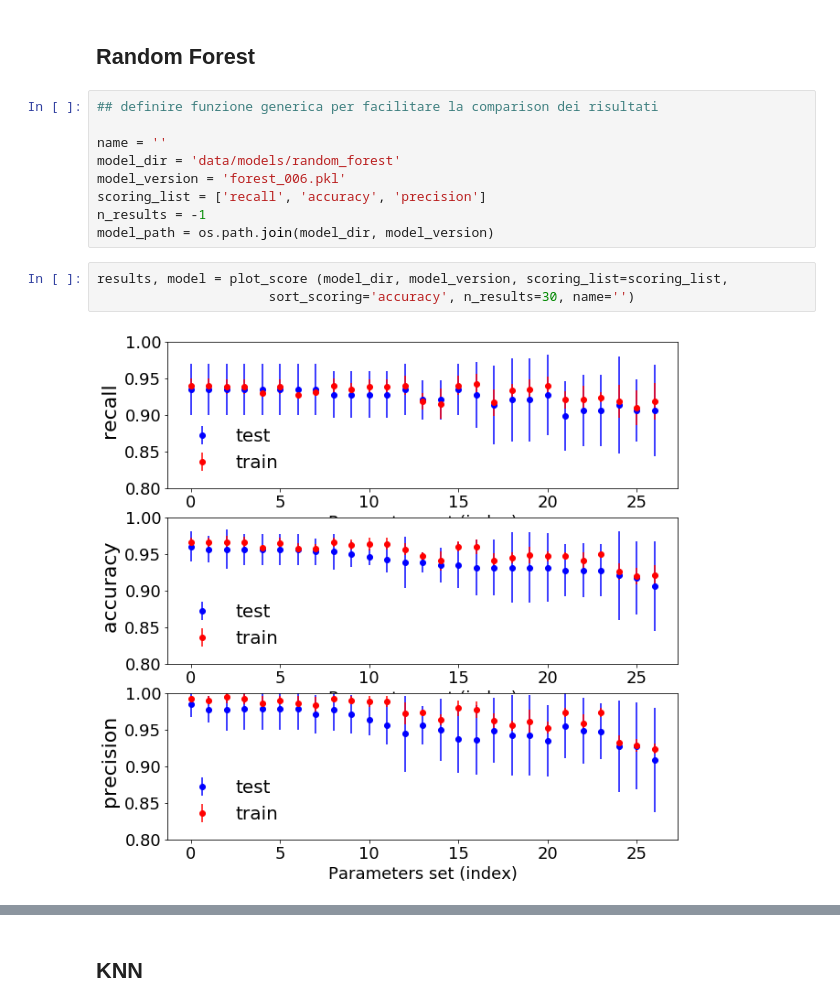
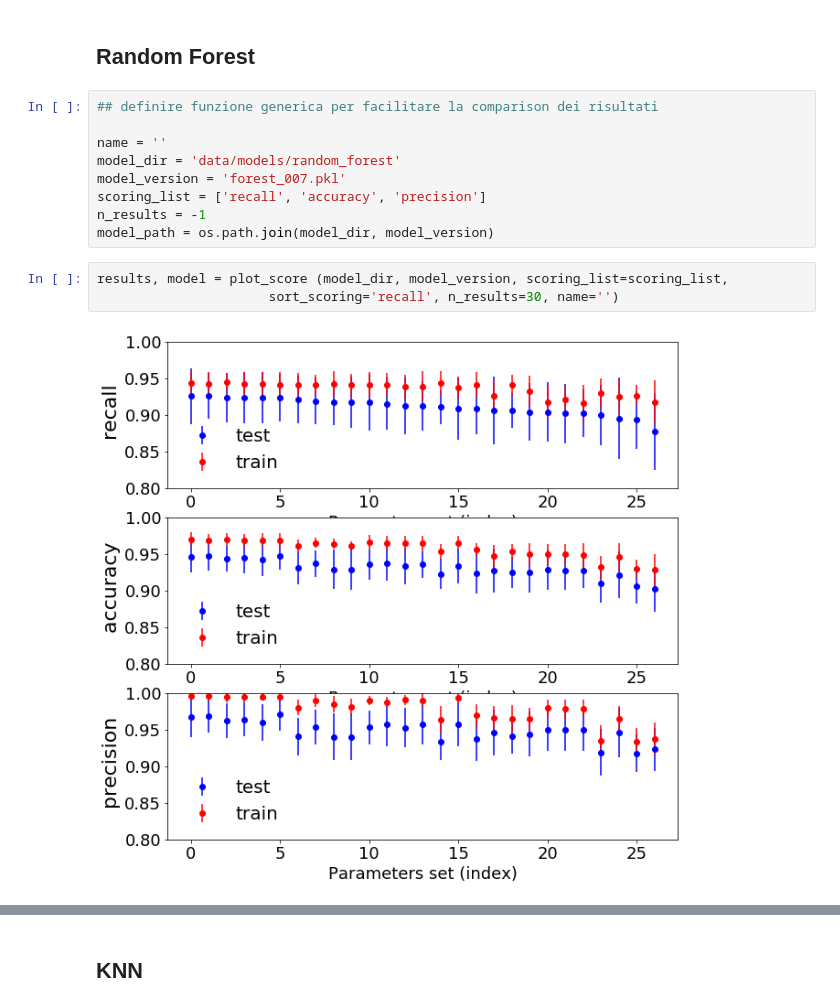
Before and after one commit to francescogiordano94/vacuum_gauge, a Jupyter notebook: visualize_and_compare.ipynb, the cells around one changed output, grey strips where cells are left out. Saved outputs shown, nothing was run; the diff lists cells and outputs as text.

```diff
--- a/visualize_and_compare.ipynb
+++ b/visualize_and_compare.ipynb
@@ -54,12 +54,12 @@ strat_kfold = StratifiedKFold(n_splits=5, shuffle=True, random_state=42)
 
 name = ''
 model_dir = 'data/models/random_forest'
-model_version = 'forest_006.pkl'
+model_version = 'forest_007.pkl'
 scoring_list = ['recall', 'accuracy', 'precision']
 n_results = -1
 model_path = os.path.join(model_dir, model_version)
 # %%
 results, model = plot_score (model_dir, model_version, scoring_list=scoring_list,
-                      sort_scoring='accuracy', n_results=30, name='')
+                      sort_scoring='recall', n_results=30, name='')
 # %% [output]
-[figure, old version]
+[figure, new version]
```
Also changed, not shown: parts of 13 cells of this notebook, 2 other files.
